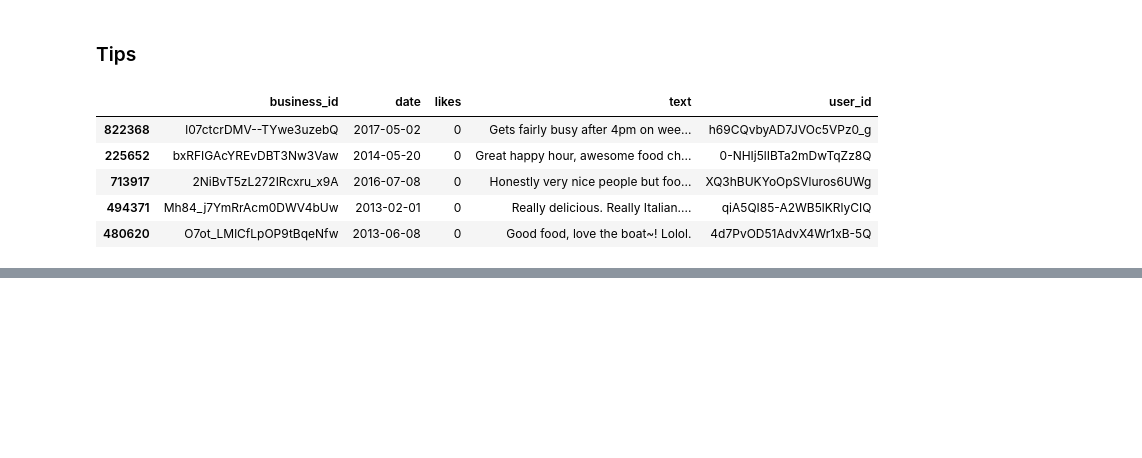
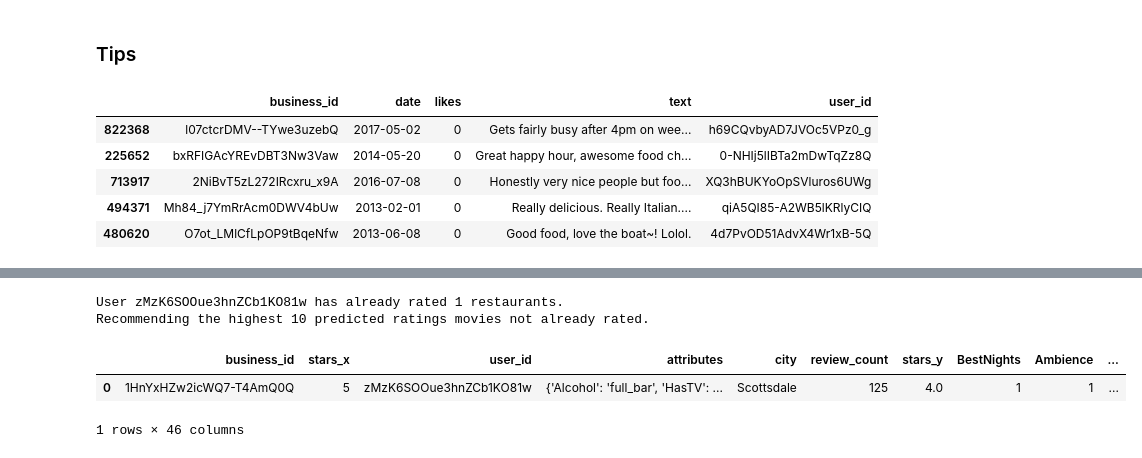
Before and after one commit to cxrobx/group45, a Jupyter notebook: EDA.ipynb, the cells around one changed output, grey strips where cells are left out. Cells and saved outputs as stored; diff of their text form; code cells hidden in the pictures; blank space fills up the shorter version.

```diff
--- a/EDA.ipynb
+++ b/EDA.ipynb
@@ -266,0 +389,38 @@ t_sub.head()
+# %%
+def recommend_restaurants(predictions_df, userID, rest_df, original_ratings_df, num_recommendations=5):
+
+    # Get and sort the user's predictions
+    user_row_number = userID
+    sorted_user_predictions = predictions_df.loc[user_row_number].sort_values(ascending=False)
+
+    # Get the user's data and merge in the movie information.
+    user_data = original_ratings_df[original_ratings_df.user_id == (userID)]
+    user_full = (user_data.merge(rest_df, how = 'left', left_on = 'business_id', right_on = 'business_id').
+                sort_values(['stars_y'], ascending=False)
+                )
+
+    print ('User {0} has already rated {1} restaurants.'.format(userID, user_full.shape[0]))
+    print ('Recommending the highest {0} predicted ratings movies not already rated.'.format(num_recommendations))
+
+    # Recommend the highest predicted rating movies that the user hasn't seen yet.
+    recommendations = (rest_df[~rest_df['business_id'].isin(user_full['business_id'])].
+         merge(pd.DataFrame(sorted_user_predictions).reset_index(), how = 'left',
+               left_on = 'business_id',
+               right_on = 'business_id').
+         rename(columns = {user_row_number: 'Predictions'}).
+         sort_values('Predictions', ascending = False).
+                       iloc[:num_recommendations, :-1]
+                      )
+
+    return user_full, recommendations
+
+already_rated, predictions = recommend_restaurants(preds_df, 'zMzK6SOOue3hnZCb1KO81w', b_preds, r_df, 10)
+# %% [output]
+User zMzK6SOOue3hnZCb1KO81w has already rated 1 restaurants.
+Recommending the highest 10 predicted ratings movies not already rated.
+# %%
+already_rated
+# %% [output]
+|  | business_id | stars_x | user_id | attributes | city | review_count | stars_y | BestNights | Ambience | ... |
+| 0 | 1HnYxHZw2icWQ7-T4AmQ0Q | 5 | zMzK6SOOue3hnZCb1KO81w | {'Alcohol': 'full_bar', 'HasTV': ... | Scottsdale | 125 | 4.0 | 1 | 1 | ... |
+1 rows × 46 columns
```
Also changed, not shown: parts of 23 cells of this notebook.
